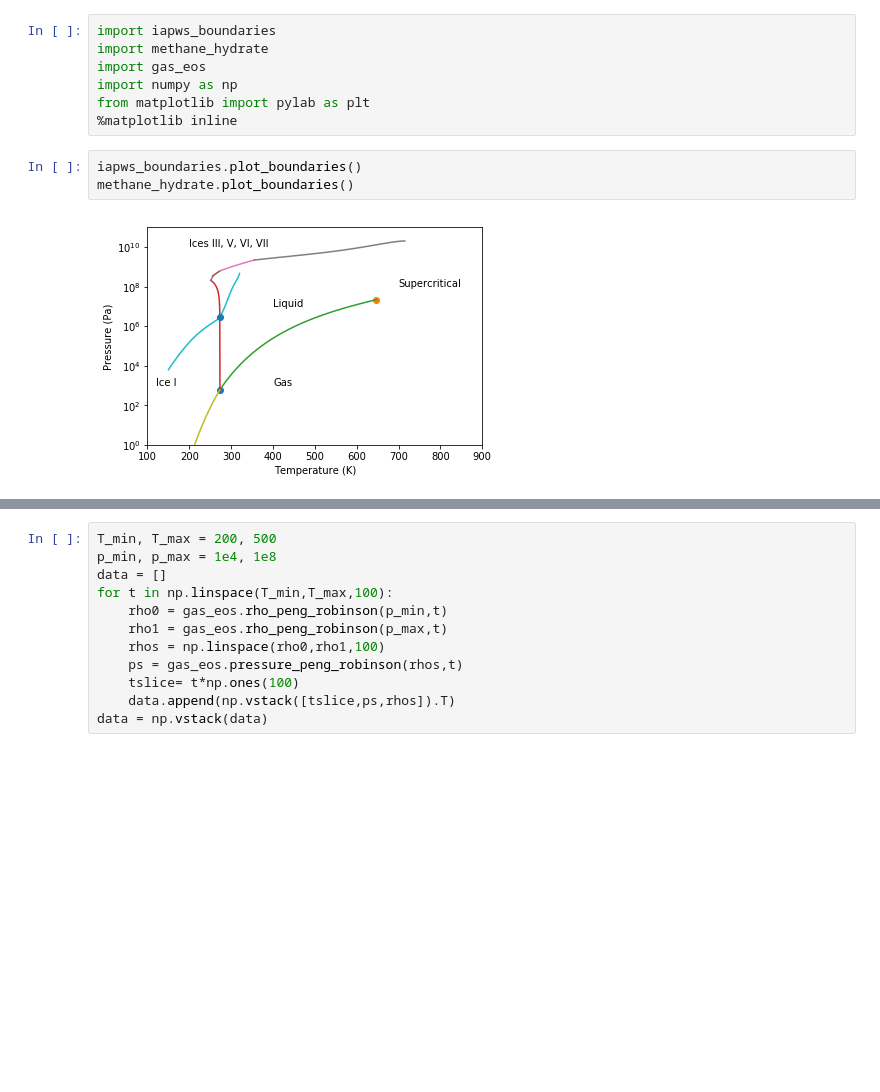
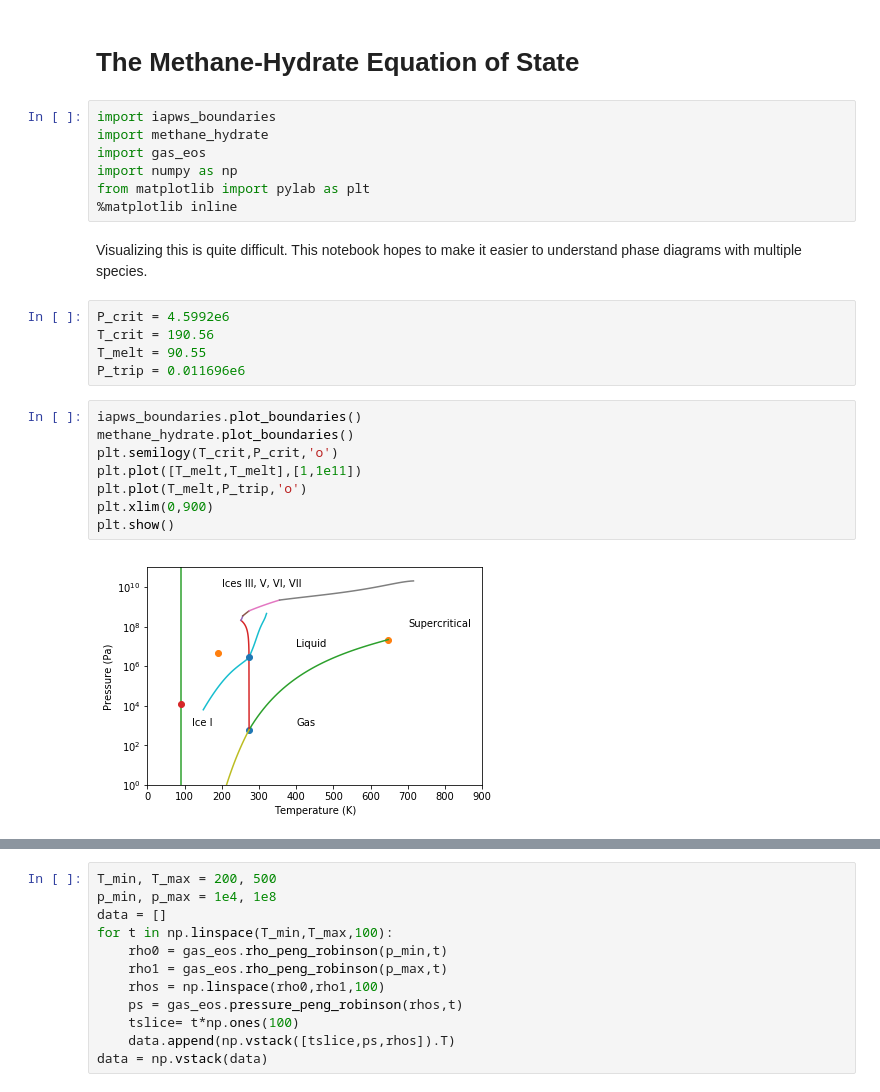
Before and after one commit to afqueiruga/equations_of_state, a Jupyter notebook: hydrate.ipynb, the cells around one changed output, grey strips where cells are left out. Drawn from its saved outputs; the diff is of its cells as text; blank space fills up the shorter version.

Commit message:
Drew the phase boundaries of pure methane

```diff
--- a/hydrate.ipynb
+++ b/hydrate.ipynb
@@ -1,3 +1,5 @@
+# %% [markdown]
+# The Methane-Hydrate Equation of State
 # %%
 import iapws_boundaries
 import methane_hydrate
@@ -5,11 +7,23 @@ import gas_eos
 import numpy as np
 from matplotlib import pylab as plt
 %matplotlib inline
-# %%
-iapws_boundaries.plot_boundaries()
-methane_hydrate.plot_boundaries()
-# %% [output]
-[figure, removed]
+# %% [markdown]
+Visualizing this is quite difficult. This notebook hopes to make it easier to understand phase diagrams with multiple species.
+# %%
+P_crit = 4.5992e6
+T_crit = 190.56
+T_melt = 90.55
+P_trip = 0.011696e6
+# %%
+iapws_boundaries.plot_boundaries()
+methane_hydrate.plot_boundaries()
+plt.semilogy(T_crit,P_crit,'o')
+plt.plot([T_melt,T_melt],[1,1e11])
+plt.plot(T_melt,P_trip,'o')
+plt.xlim(0,900)
+plt.show()
+# %% [output]
+[figure, added]
 # %%
 gas_eos.pressure_peng_robinson(1,500)
 # %% [output]
```
Also changed, not shown: parts of 5 cells of this notebook.
